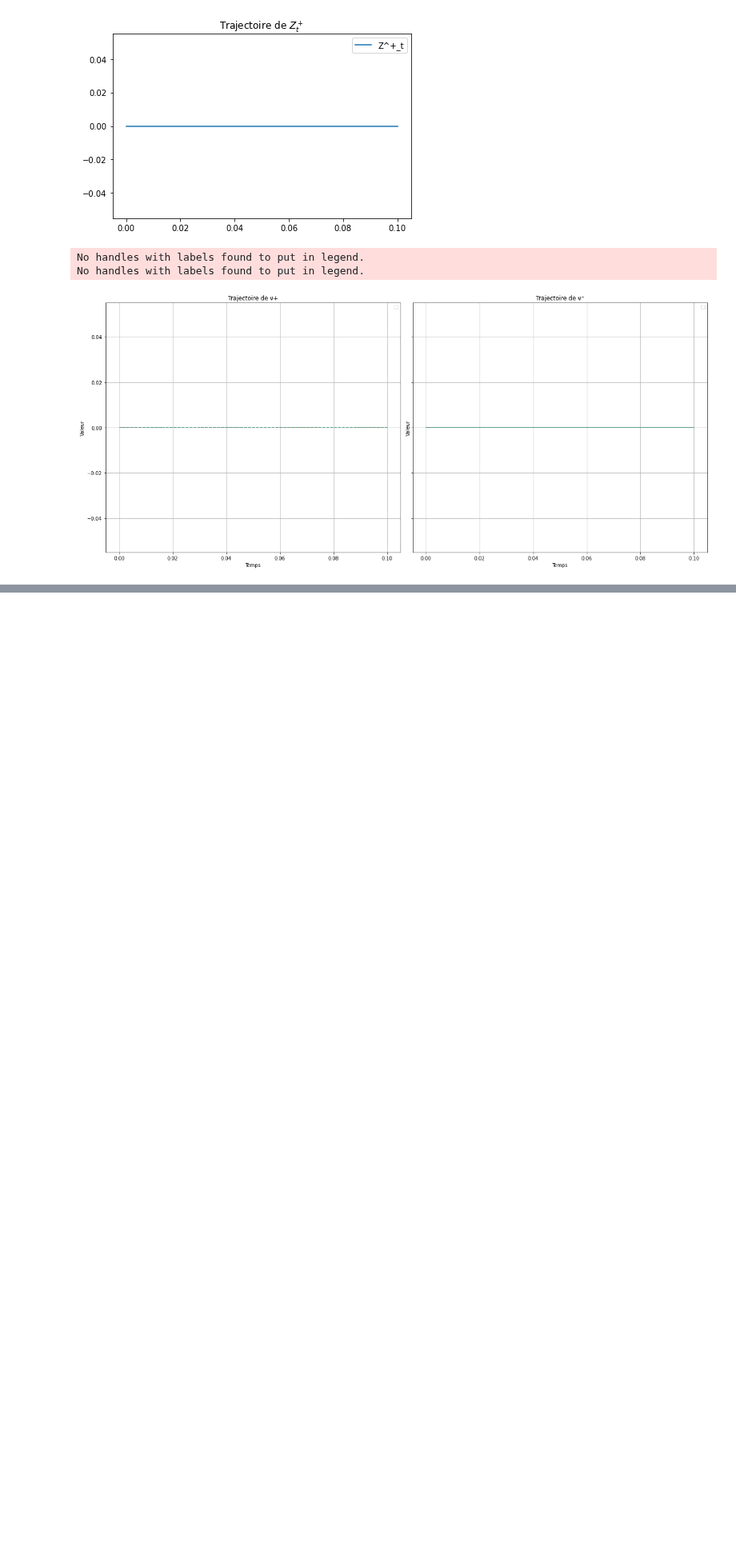
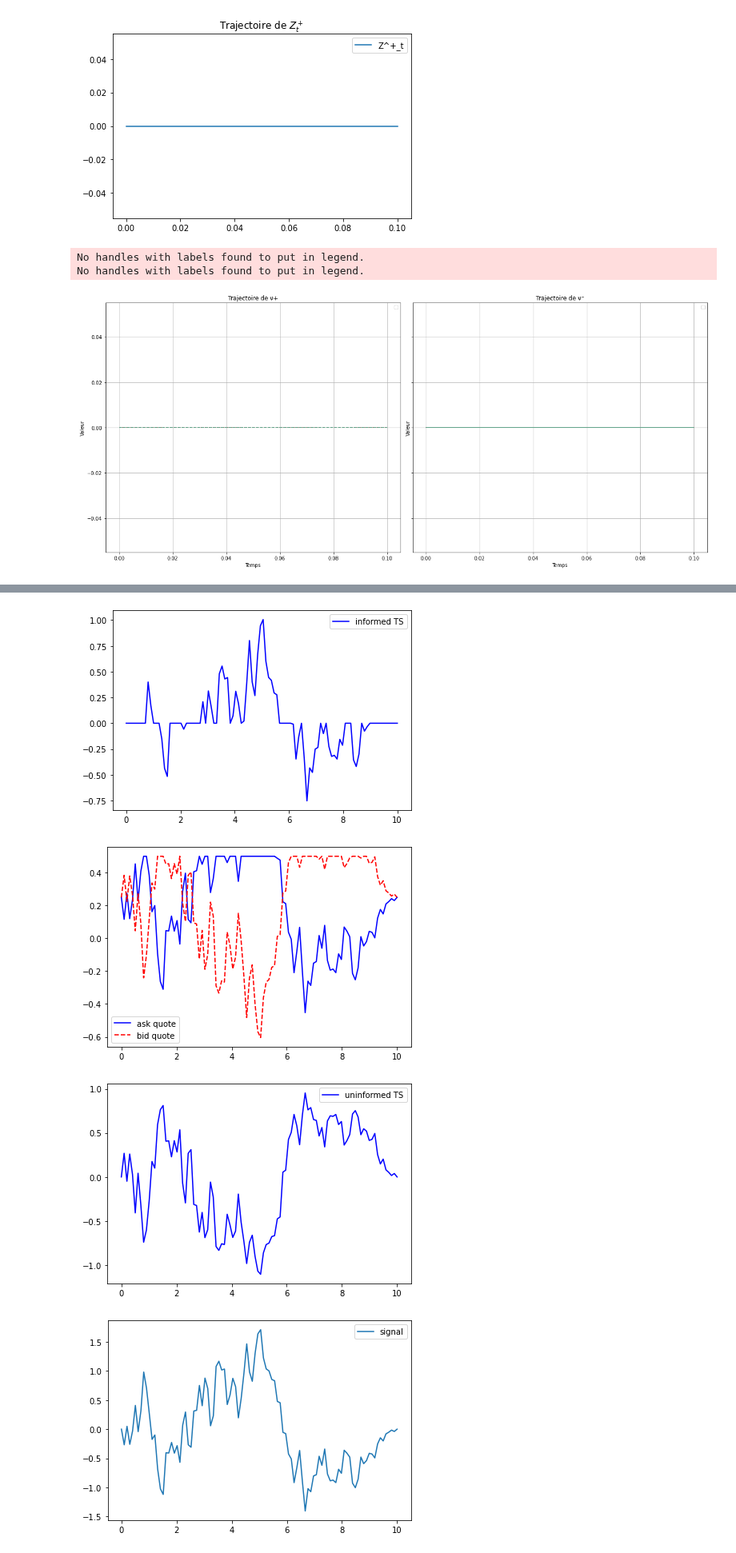
Before and after one commit to AdrienMathieu-eng/Nash-Equilibrium-, a Jupyter notebook: FBSDE_system.ipynb, the cells around one changed output, grey strips where cells are left out. Shown at 80% size. Cells and saved outputs as stored; diff of their text form; code cells hidden in the pictures; blank space fills up the shorter version.

```diff
--- a/FBSDE_system.ipynb
+++ b/FBSDE_system.ipynb
@@ -979,0 +932,46 @@ plt.show()
+# %%
+plt.plot(time,np.array(nu_plus)-np.array(nu_minus),label='informed TS',color="blue")
+#plt.plot(time,nu_minus,'--', label='informed selling TS',color='red')
+#plt.plot(time,nu_plus, label='informed buying TS',color='blue')
+
+plt.legend()
+plt.tight_layout()
+plt.show()
+
+plt.plot(time,delta_plus,label='ask quote',color="blue")
+plt.plot(time,delta_minus,'--', label='bid quote',color="red")
+plt.legend()
+plt.tight_layout()
+plt.show()
+
+plt.plot(time,np.array(nu_U_plus)-np.array(nu_U_minus),label='uninformed TS',color="blue")
+#plt.plot(time,nu_U_plus, label='uninformed buying TS',color="blue")
+#plt.plot(time,nu_U_minus,'--', label='uninformed selling TS',color="red")
+plt.legend()
+plt.tight_layout()
+plt.show()
+
+
+plt.plot(time,esp_alpha,label='signal')
+plt.legend()
+plt.tight_layout()
+plt.show()
+
+
+plt.plot(time,S_t,'--',label='midprice',color="black")
+plt.plot(time,S_t_plus,label='ask price',color="blue")
+plt.plot(time,S_t_minus,label='bid price',color="red")
+plt.legend()
+plt.tight_layout()
+plt.show()
+
+plt.plot(time,Z_t_plus,label='Z_plus')
+plt.plot(time,Z_t_minus,'--', label='Z_minus')
+plt.legend()
+plt.tight_layout()
+plt.show()
+# %% [output]
+[figure, added]
+[figure, added]
+[figure, added]
+[figure, added]
```
Also changed, not shown: parts of 8 cells of this notebook.
